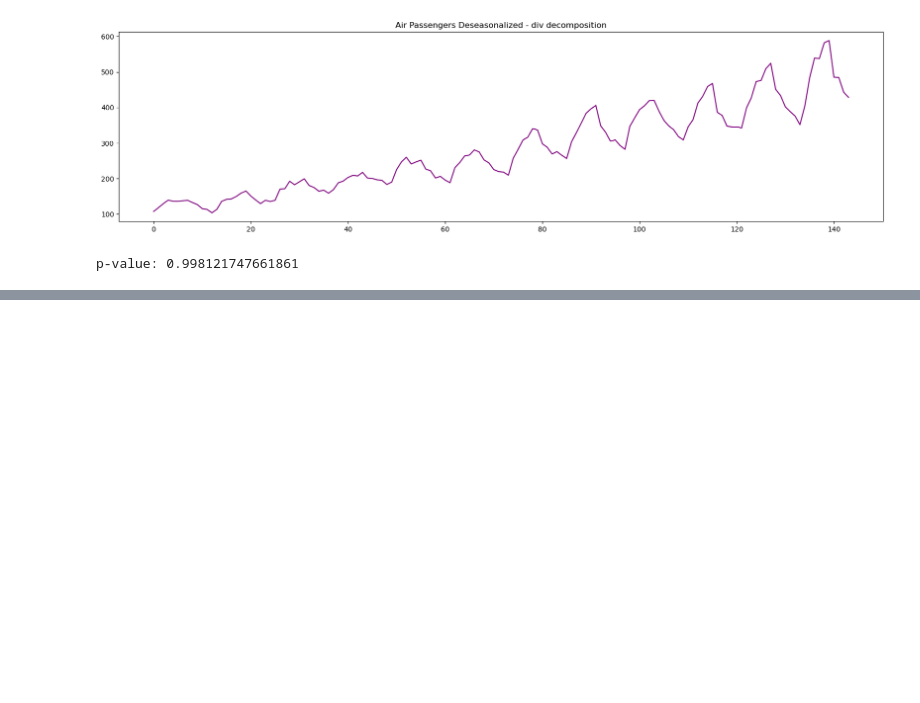
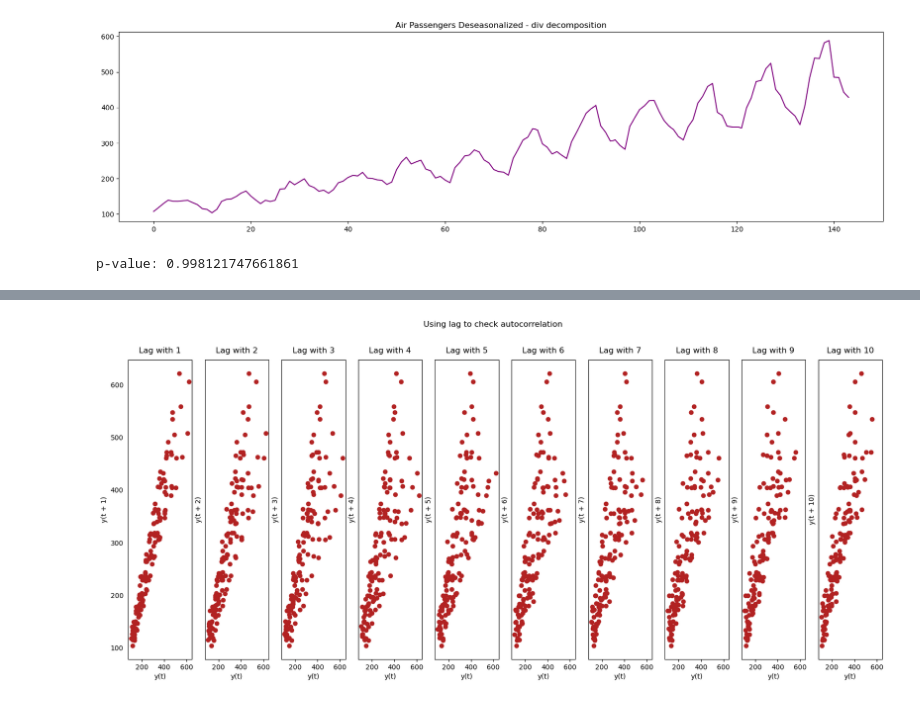
Before and after one commit to neemiasbsilva/datascience-portfolio, a Jupyter notebook: forecasting/notebooks/01_NBS_eda.ipynb, the cells around one changed output, grey strips where cells are left out. Cells and saved outputs as stored; diff of their text form; code cells hidden in the pictures; blank space fills up the shorter version.

```diff
--- a/forecasting/notebooks/01_NBS_eda.ipynb
+++ b/forecasting/notebooks/01_NBS_eda.ipynb
@@ -345,0 +381,19 @@ p-value: 0.998121747661861
+# %%
+def plot_lags(df, title=''):
+    """This function plot the lags of a series
+
+    Args:
+        df (pd.DataFrame): Dataframe
+        title (str, optional): Title of the plot. Defaults to ''.
+    """
+    plt.rcParams.update({"ytick.left": False, "axes.titlepad": 10})
+    fig, axes = plt.subplots(1, 10, figsize=(20, 8), sharex=True, sharey=True, dpi=100)
+    for i, ax in enumerate(axes.flatten()):
+        pd.plotting.lag_plot(df["#Passengers"], lag=i+1, ax=ax, c="firebrick")
+        ax.set_title(f"Lag with {str(i+1)}")
+    fig.suptitle("Using lag to check autocorrelation")
+    plt.show()
+# %%
+plot_lags(df)
+# %% [output]
+[figure, added]
```
Also changed, not shown: parts of 8 cells of this notebook.
